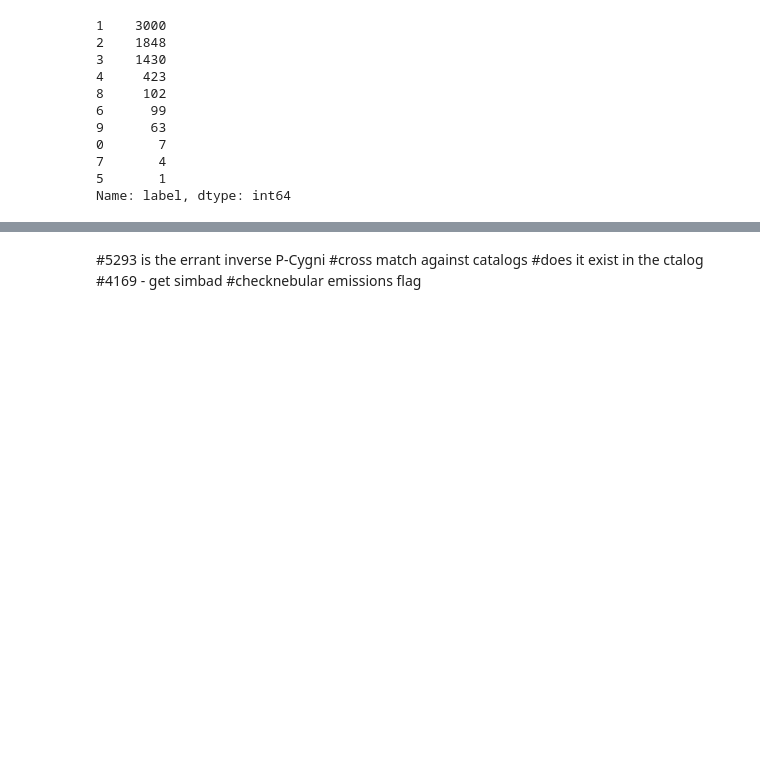
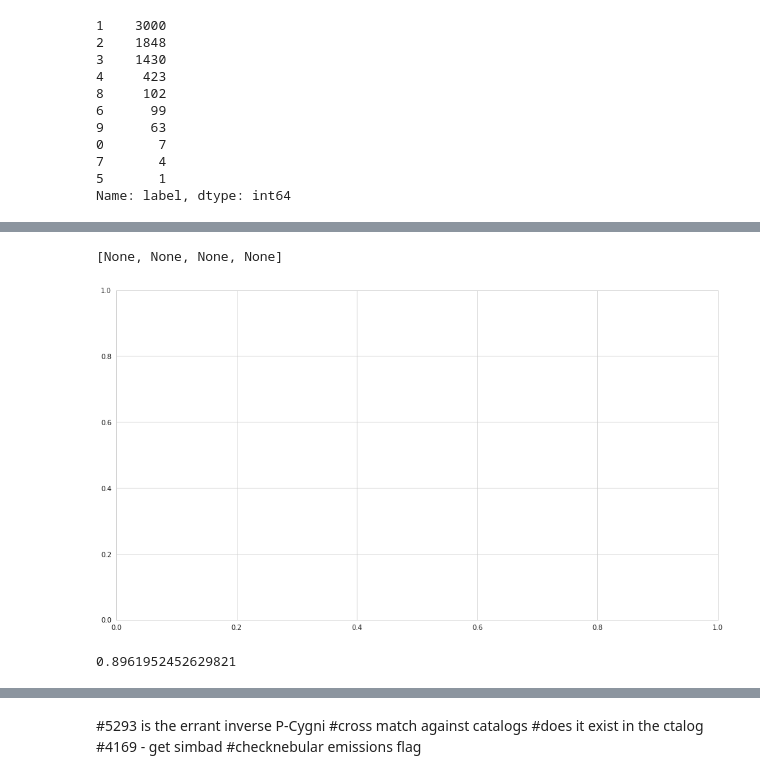
Before and after one commit to PravNJ/PCT-stars-GALAH, a Jupyter notebook: dtw-agglo-clustering.ipynb, the cells around one changed output, grey strips where cells are left out. Cells and saved outputs as stored; diff of their text form; code cells hidden in the pictures; blank space fills up the shorter version.

```diff
--- a/dtw-agglo-clustering.ipynb
+++ b/dtw-agglo-clustering.ipynb
@@ -247,0 +244,4 @@ Text(6562.78, 2.5, 'Hα')
+# %%
+test = df_masked.loc[df_masked['label'] == CLASS].drop(columns=['label','sobject_id'])
+# %%
+test_np= test.to_numpy()
@@ -247,0 +257,30 @@ Text(6562.78, 2.5, 'Hα')
+# %%
+data = test_np
+x_range = wl_grid[PLOT_MASK]
+# %%
+import matplotlib.pyplot as plt
+import numpy as np
+import multiprocessing
+
+
+x = x_range
+
+fig = plt.figure()
+ax = fig.add_subplot(111)
+
+def save_plot(i):
+    ax.plot(x, data[i,:])
+    halpha_line = ax.axvline(x=6562.83, color='indianred', label="coral", alpha=0.7)
+    ax.text(6562.78,2.5,"Hα", rotation=90)
+    fig.savefig("%d.png" % i, dpi=100)
+    ax.cla()
+
+p = multiprocessing.Pool(4)
+p.map(save_plot, range(data.shape[0]))
+# %% [output]
+[None, None, None, None]
+[figure, added]
+# %%
+data[1,1]
+# %% [output]
+0.8961952452629821
```
Also changed, not shown: parts of 5 cells of this notebook, 5 other files.
